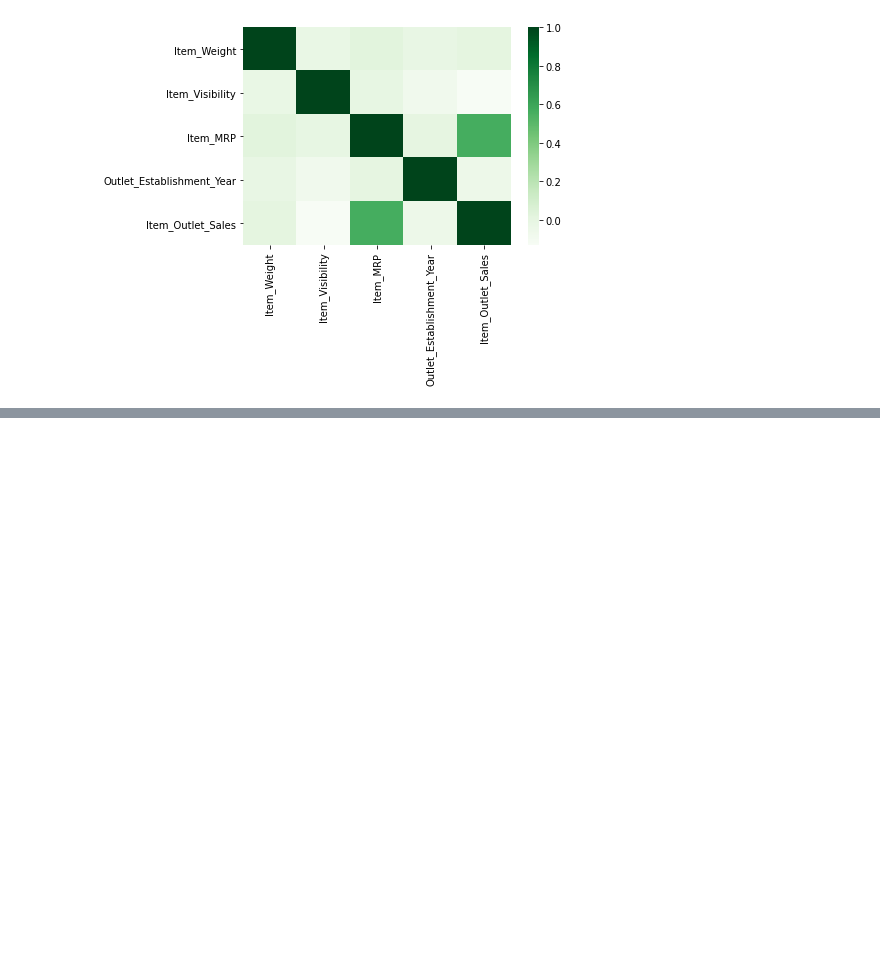
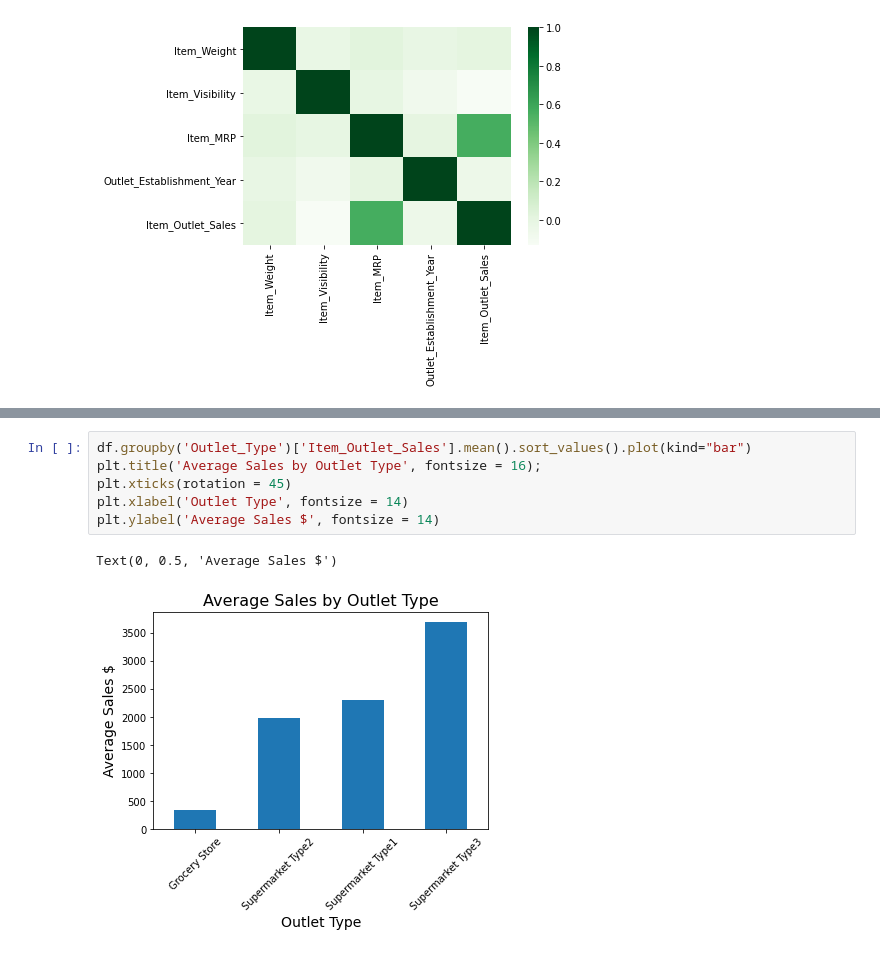
Before and after one commit to mahirag/food-sales-predictions, a Jupyter notebook: Sales_Predictions_Clean_Data.ipynb, the cells around one changed output, grey strips where cells are left out. Cells and saved outputs as stored; diff of their text form; blank space fills up the shorter version.

```diff
--- a/Sales_Predictions_Clean_Data.ipynb
+++ b/Sales_Predictions_Clean_Data.ipynb
@@ -284,0 +382,9 @@ sns.heatmap(corr, cmap = 'Greens')
+# %%
+df.groupby('Outlet_Type')['Item_Outlet_Sales'].mean().sort_values().plot(kind="bar")
+plt.title('Average Sales by Outlet Type', fontsize = 16);
+plt.xticks(rotation = 45)
+plt.xlabel('Outlet Type', fontsize = 14)
+plt.ylabel('Average Sales $', fontsize = 14)
+# %% [output]
+Text(0, 0.5, 'Average Sales $')
+[figure, added]
```
Also changed, not shown: parts of 10 cells of this notebook.
